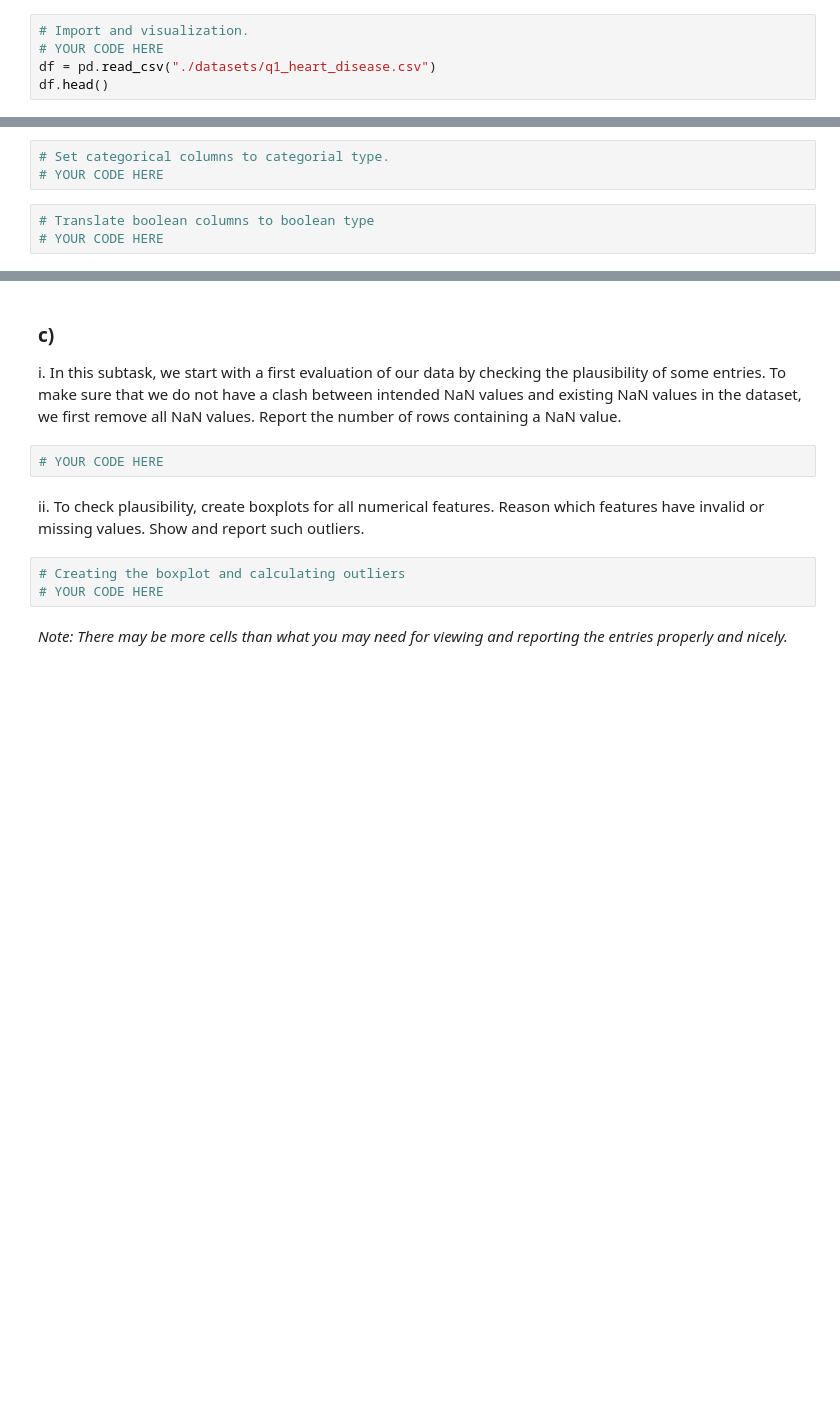
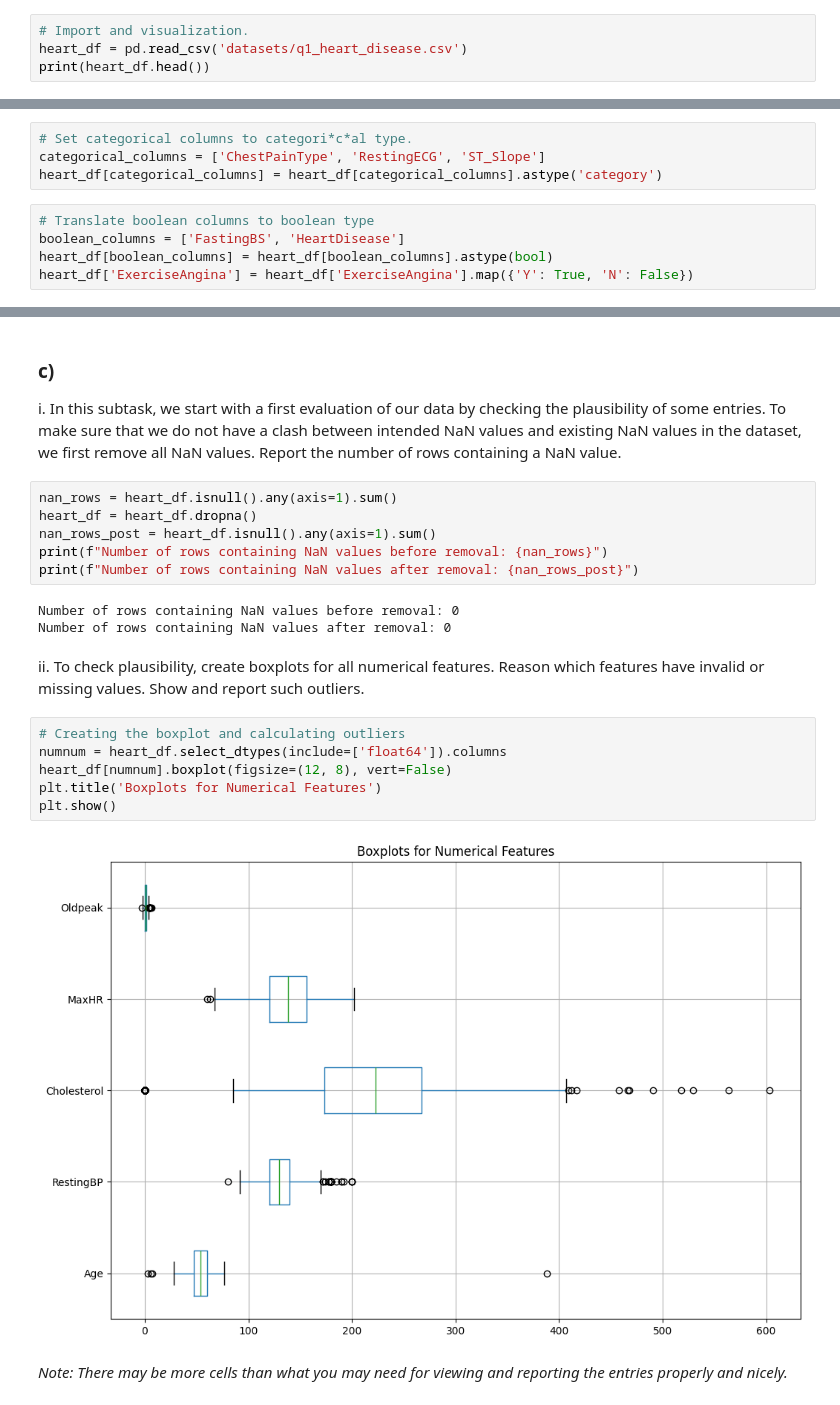
Before and after one commit to sillyduckyluck/IDS_part_2, a Jupyter notebook: Part_2/Q1_Preprocessing_Visualization.ipynb, the cells around one changed output, grey strips where cells are left out. Cells and saved outputs as stored; diff of their text form; blank space fills up the shorter version.

```diff
--- a/Part_2/Q1_Preprocessing_Visualization.ipynb
+++ b/Part_2/Q1_Preprocessing_Visualization.ipynb
@@ -73,7 +73,6 @@ In this task, our data (`q1_heart_disease.csv`) contains records related to the
 First things first. Import the file **q1_heart_disease.csv** and save it into a dataframe named `heart_df`. Visualize the dataframe by showing the first five lines.
 # %%
 # Import and visualization.
-# YOUR CODE HERE
-df = pd.read_csv("./datasets/q1_heart_disease.csv")
-df.head()
+heart_df = pd.read_csv('datasets/q1_heart_disease.csv')
+print(heart_df.head())
 # %% [output]
@@ -117,8 +117,11 @@ Age	Sex	ChestPainType	RestingBP	Cholesterol	FastingBS	RestingECG	MaxHR	ExerciseA
 # %%
-# Set categorical columns to categorial type.
-# YOUR CODE HERE
+# Set categorical columns to categori*c*al type.
+categorical_columns = ['ChestPainType', 'RestingECG', 'ST_Slope']
+heart_df[categorical_columns] = heart_df[categorical_columns].astype('category')
 # %%
 # Translate boolean columns to boolean type
-# YOUR CODE HERE
+boolean_columns = ['FastingBS', 'HeartDisease']
+heart_df[boolean_columns] = heart_df[boolean_columns].astype(bool)
+heart_df['ExerciseAngina'] = heart_df['ExerciseAngina'].map({'Y': True, 'N': False})
 # %%
 # Checking again by visualizing data types
@@ -127,12 +149,24 @@ Age	Sex	ChestPainType	RestingBP	Cholesterol	FastingBS	RestingECG	MaxHR	ExerciseA
 ### c)
 i. In this subtask, we start with a first evaluation of our data by checking the plausibility of some entries. To make sure that we do not have a clash between intended NaN values and existing NaN values in the dataset, we first remove all NaN values. Report the number of rows containing a NaN value.
 # %%
-# YOUR CODE HERE
+nan_rows = heart_df.isnull().any(axis=1).sum()
+heart_df = heart_df.dropna()
+nan_rows_post = heart_df.isnull().any(axis=1).sum()
+print(f"Number of rows containing NaN values before removal: {nan_rows}")
+print(f"Number of rows containing NaN values after removal: {nan_rows_post}")
+# %% [output]
+Number of rows containing NaN values before removal: 0
+Number of rows containing NaN values after removal: 0
 # %% [markdown]
 ii. To check plausibility, create boxplots for all numerical features. Reason which features have invalid or missing values. Show and report such outliers.
 # %%
 # Creating the boxplot and calculating outliers
-# YOUR CODE HERE
+numnum = heart_df.select_dtypes(include=['float64']).columns
+heart_df[numnum].boxplot(figsize=(12, 8), vert=False)
+plt.title('Boxplots for Numerical Features')
+plt.show()
+# %% [output]
+[figure, added]
 # %% [markdown]
 _Note: There may be more cells than what you may need for viewing and reporting the entries properly and nicely._
 # %%
```
Also changed, not shown: parts of 27 cells of this notebook.
